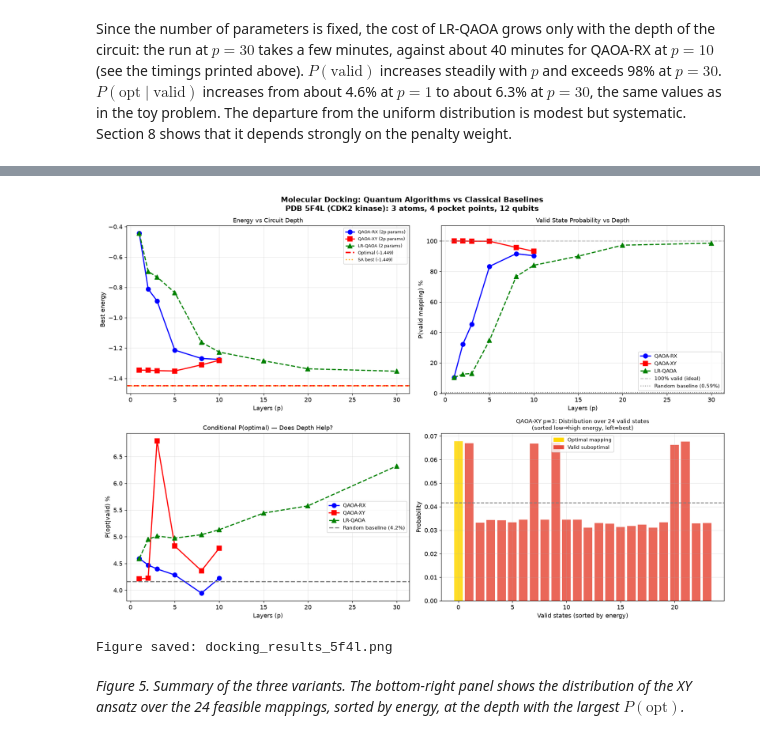
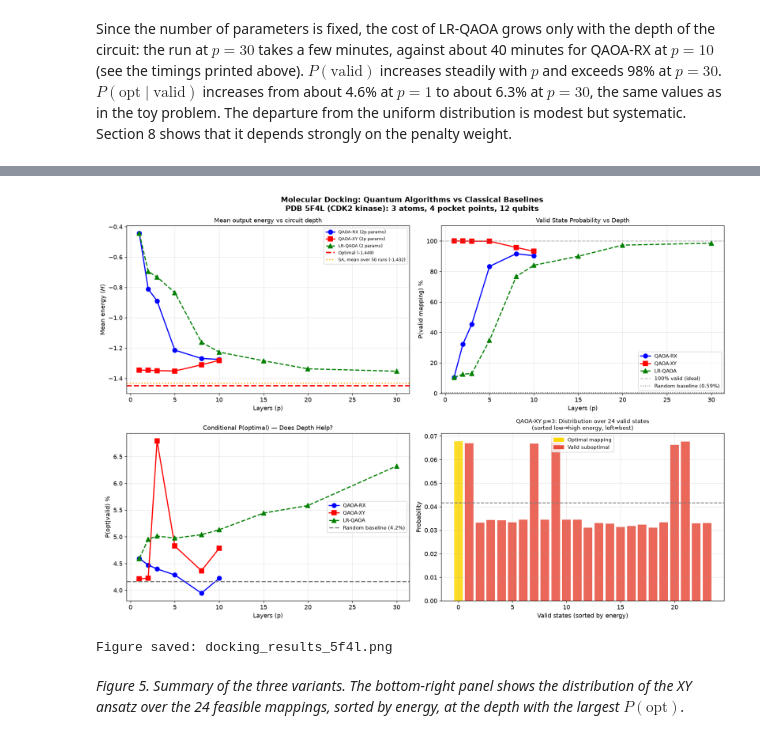
Before and after one commit to tommaso-corti/qaoa-molecular-docking, a Jupyter notebook: molecular_docking_qaoa_5f4l.ipynb, the cells around one changed output, grey strips where cells are left out. Cells and saved outputs as stored; diff of their text form; code cells hidden in the pictures.

```diff
--- a/molecular_docking_qaoa_5f4l.ipynb
+++ b/molecular_docking_qaoa_5f4l.ipynb
@@ -679,7 +721,8 @@ def run_lr_qaoa(lr_params, p):
 print('Running LR-QAOA (RX mixer, 2 parameters regardless of depth)...')
 p_list_lr = [1, 2, 3, 5, 8, 10, 15, 20, 30]   # 2 parameters at every depth: larger p is affordable
 config_lr = {'problem': problem_fingerprint(Q), 'p_list': p_list_lr,
-             'opt_params': [get_opt_params(p) for p in p_list_lr]}
+             'opt_params': [get_opt_params(p) for p in p_list_lr],
+             'records_n_evals': True}   # older checkpoints without evaluation counts are recomputed
 ck = load_checkpoint('lr_qaoa', config_lr)
 lr_results = ck['results'] if ck else {}
 if ck:
@@ -690,13 +733,15 @@ for p in p_list_lr:
     if p in lr_results:
         r = lr_results[p]
         print(f'  p={p} (2 params): E={r["energy"]:.4f}, P(opt)={r["p_opt"]:.3f}, '
-              f'P(valid)={r["p_val"]:.3f}, t={r["time"]:.1f}s [checkpoint]')
+              f'P(valid)={r["p_val"]:.3f}, t={r["time"]:.1f}s, evals={r["n_evals"]:,} [checkpoint]')
         continue
     best_e, best_par = np.inf, None; t0 = time.time()
+    n_evals = 0   # circuit evaluations summed over all restarts
     for _ in range(n_restarts):
         x0 = np.random.uniform(0, np.pi, 2)
         res = minimize(run_lr_qaoa, x0, args=(p,), method='COBYLA',
-                       options={'maxiter': maxiter})
+                       options={'maxiter': maxiter, 'rhobeg': rhobeg})
+        n_evals += res.nfev
         if res.fun < best_e: best_e, best_par = res.fun, res.x
     g0, b0 = best_par
     full = [val for k in range(1, p+1)
@@ -705,10 +750,11 @@ for p in p_list_lr:
     p_opt = probs[opt_idx]
     p_val = sum(probs[i] for i in range(dim) if is_valid(all_bits[i]))
     lr_results[p] = {'energy': best_e, 'params': best_par,
-                     'p_opt': p_opt, 'p_val': p_val, 'time': time.time() - t0}
+                     'p_opt': p_opt, 'p_val': p_val, 'time': time.time() - t0,
+                           'n_evals': n_evals}
     save_checkpoint('lr_qaoa', config_lr, lr_results, np.random.get_state())
     print(f'  p={p} (2 params): E={best_e:.4f}, P(opt)={p_opt:.3f}, '
-          f'P(valid)={p_val:.3f}, t={time.time()-t0:.1f}s')
+          f'P(valid)={p_val:.3f}, t={time.time()-t0:.1f}s, evals={n_evals:,}')
 print(f'Optimal (brute force): {best_bf:.4f}')
 # %% [output]
 Running LR-QAOA (RX mixer, 2 parameters regardless of depth)...
@@ -785,23 +829,0 @@ Since the number of parameters is fixed, the cost of LR-QAOA grows only with the
-# %%
-print('=' * 65)
-print('MOLECULAR DOCKING: Algorithm Comparison — PDB 5F4L (CDK2 Kinase)')
-print('=' * 65)
-print(f'{"Algorithm":<36} {"Best E":>8} {"Gap":>8} {"P(opt)":>8}')
-print('-' * 65)
-print(f'{"Brute Force":<36} {best_bf:>8.4f} {0.0:>8.4f} {"1.000":>8}')
-print(f'{"Simulated Annealing":<36} {sa_best:>8.4f} {sa_best-best_bf:>8.4f} {"N/A":>8}')
-print()
-for p in [1, 2, 3, 5, 8, 10]:
-    r = qaoa_rx_results[p]
-    label = f'QAOA-RX p={p} ({2*p} params)'
-    print(f'{label:<36} {r["energy"]:>8.4f} {r["energy"]-best_bf:>8.4f} {r["p_opt"]:>8.3f}')
-print()
-for p in [1, 2, 3, 5, 8, 10]:
-    r = qaoa_xy_results[p]
-    label = f'QAOA-XY p={p} ({2*p} params)'
-    print(f'{label:<36} {r["energy"]:>8.4f} {r["energy"]-best_bf:>8.4f} {r["p_opt"]:>8.3f}')
-print()
-for p in sorted(lr_results):
-    r = lr_results[p]
-    label = f'LR-QAOA p={p} (2 params)'
-    print(f'{label:<36} {r["energy"]:>8.4f} {r["energy"]-best_bf:>8.4f} {r["p_opt"]:>8.3f}')
@@ -842,11 +1004,11 @@ ax1.plot(ps_lr, [lr_results[p]['energy'] for p in ps_lr],
          'g^--', lw=2, ms=8, label='LR-QAOA (2 params)')
 ax1.axhline(y=best_bf, color='red', ls='--', lw=2.5,
             label=f'Optimal ({best_bf:.3f})')
-ax1.axhline(y=sa_best, color='orange', ls=':', lw=2,
-            label=f'SA best ({sa_best:.3f})')
+ax1.axhline(y=sa_mean, color='orange', ls=':', lw=2,
+            label=f'SA, mean over {n_runs} runs ({sa_mean:.3f})')
 ax1.set_xlabel('Layers (p)', fontsize=11)
-ax1.set_ylabel('Best energy', fontsize=11)
-ax1.set_title('Energy vs Circuit Depth', fontsize=11)
+ax1.set_ylabel(r'Mean energy $\langle H \rangle$', fontsize=11)
+ax1.set_title('Mean output energy vs circuit depth', fontsize=11)
 ax1.legend(fontsize=8); ax1.grid(True, alpha=0.3)
 
 # Top right: P(valid) vs p — all three algorithms
@@ -890,34 +1052,34 @@ ax4 = axes[1, 1]
 best_p_xy = max(ps_all, key=lambda p: qaoa_xy_results[p]['p_opt'])
 _, probs_xy = run_qaoa_xy(qaoa_xy_results[best_p_xy]['params'])
 
 # Left panel inside ax4: zoom on 24 valid states only
 valid_indices = [i for i in range(dim) if is_valid(all_bits[i])]
 valid_probs   = [probs_xy[i] for i in valid_indices]
 valid_energies_sorted = sorted(zip(valid_probs, valid_indices),
                                 key=lambda x: all_energies[x[1]])
 sorted_probs  = [p for p, _ in valid_energies_sorted]
 sorted_colors = ['gold' if idx == opt_idx else '#e74c3c'
                  for _, idx in valid_energies_sorted]
 
 ax4.bar(range(len(valid_indices)), sorted_probs,
         color=sorted_colors, alpha=0.85, edgecolor='none')
 ax4.axhline(y=1/len(all_bf), color='gray', ls='--', lw=1.5,
             label=f'Uniform (1/24 = {1/24:.3f})')
 patches = [mpatches.Patch(color='gold',    label='Optimal mapping'),
            mpatches.Patch(color='#e74c3c', label='Valid suboptimal')]
 ax4.legend(handles=patches, fontsize=9)
 ax4.set_xlabel('Valid states (sorted by energy)', fontsize=11)
 ax4.set_ylabel('Probability', fontsize=11)
 ax4.set_title(f'QAOA-XY p={best_p_xy}: Distribution over 24 valid states\n'
               f'(sorted low→high energy, left=best)', fontsize=10)
 ax4.grid(True, alpha=0.3)
 
 plt.tight_layout()
 plt.savefig(os.path.join(FIGURE_DIR, 'docking_results_5f4l.png'), dpi=150, bbox_inches='tight')
 plt.show()
 print('Figure saved: docking_results_5f4l.png')
 # %% [output]
-[figure, old version]
+[figure, new version]
 Figure saved: docking_results_5f4l.png
 # %% [markdown]
 *Figure 5. Summary of the three variants. The bottom-right panel shows the distribution of the XY ansatz over the 24 feasible mappings, sorted by energy, at the depth with the largest $P(\text{opt})$.*
```
Also changed, not shown: parts of 45 cells of this notebook, 1 other file.
